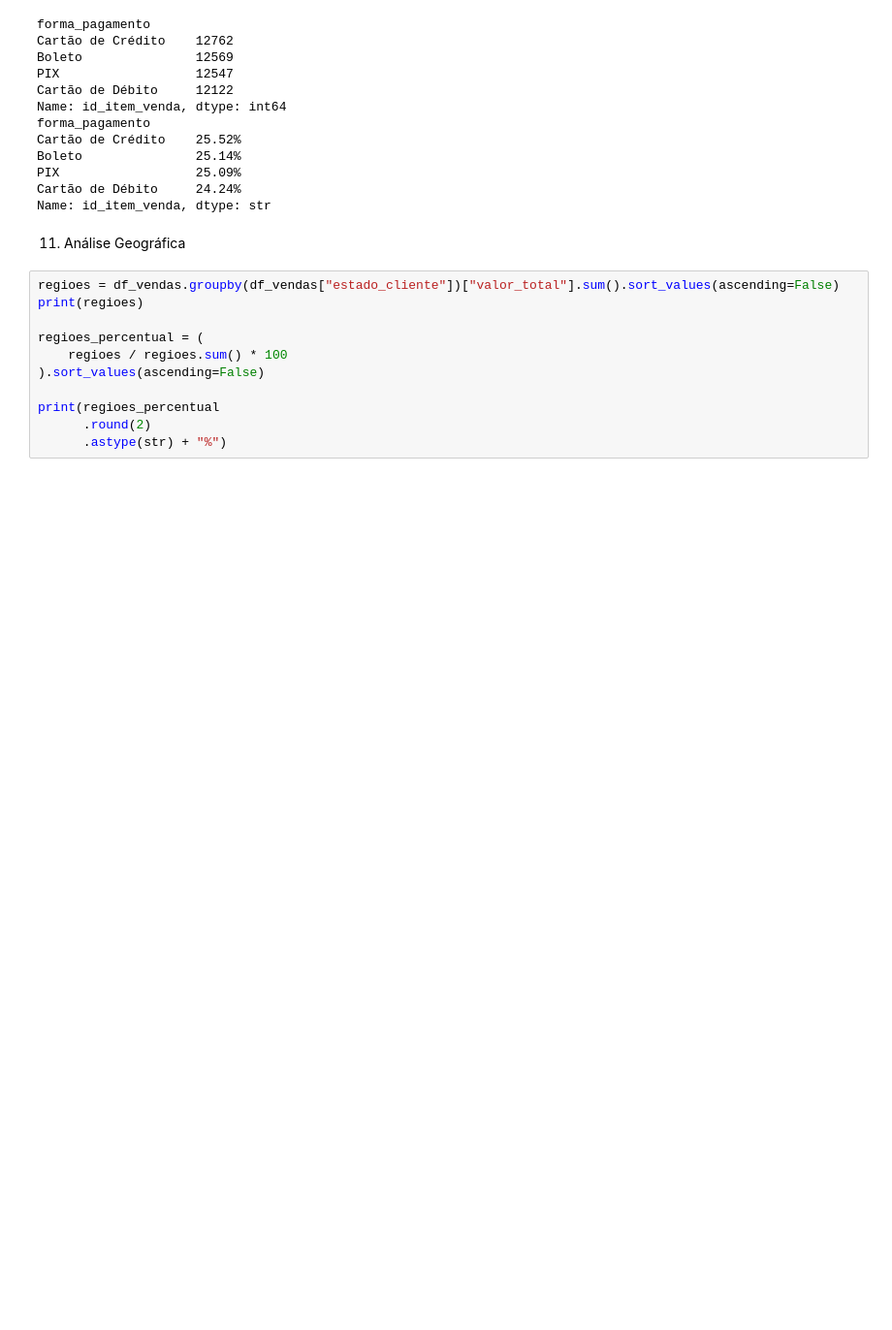
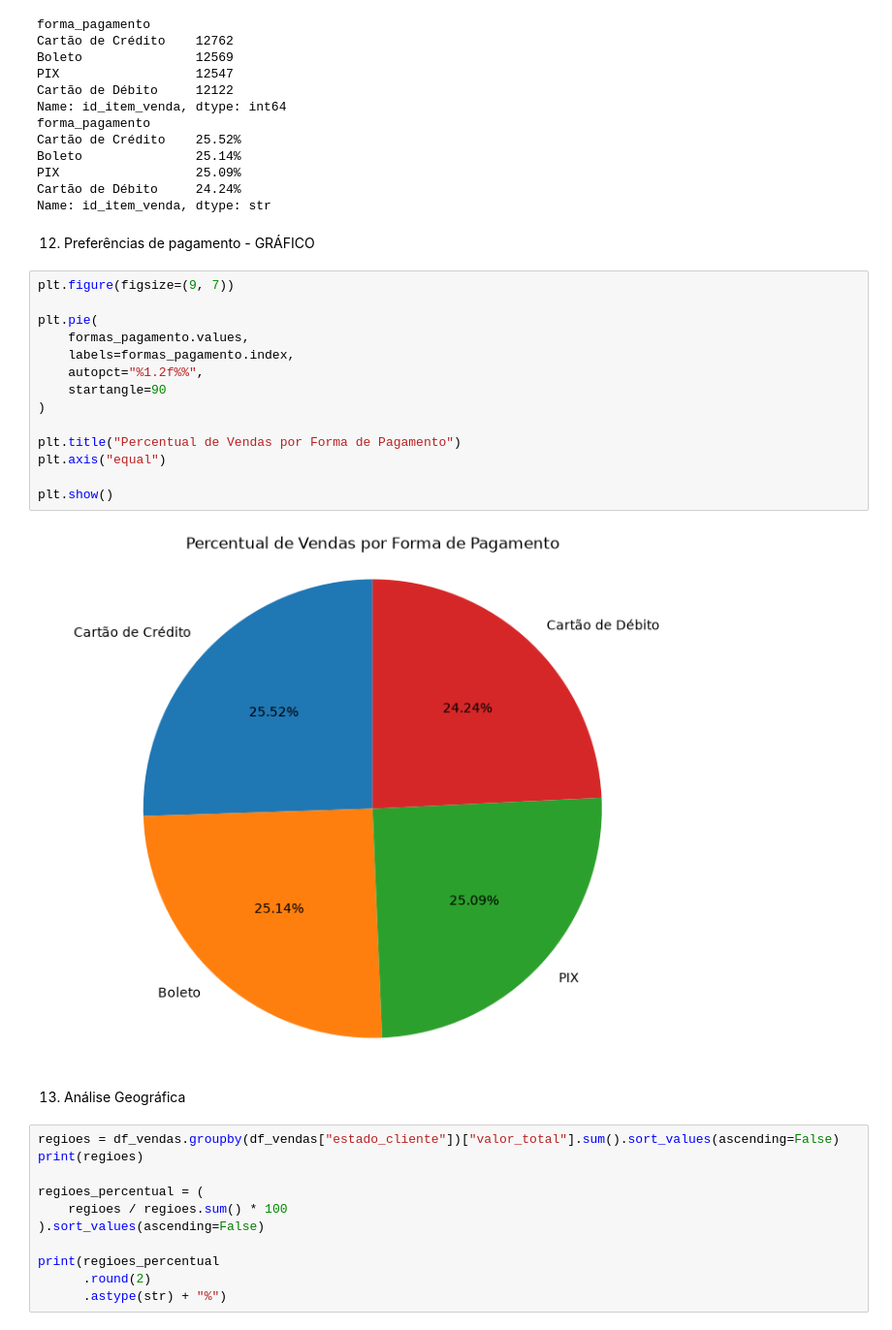
Before and after one commit to brunokisesenai/projeto_com_jupyter, a Jupyter notebook: projeto_final/Projeto_Final.ipynb, the cells around one changed output. Shown at 97% size. Cells and saved outputs as stored; diff of their text form; blank space fills up the shorter version.

```diff
--- a/projeto_final/Projeto_Final.ipynb
+++ b/projeto_final/Projeto_Final.ipynb
@@ -368,8 +384,26 @@ Boleto               25.14%
 PIX                  25.09%
 Cartão de Débito     24.24%
 Name: id_item_venda, dtype: str
+# %% [markdown]
+12. Preferências de pagamento - GRÁFICO
+# %%
+plt.figure(figsize=(9, 7))
+
+plt.pie(
+    formas_pagamento.values,
+    labels=formas_pagamento.index,
+    autopct="%1.2f%%",
+    startangle=90
+)
+
+plt.title("Percentual de Vendas por Forma de Pagamento")
+plt.axis("equal")
+
+plt.show()
+# %% [output]
+[figure, added]
 # %% [markdown]
-11. Análise Geográfica
+13. Análise Geográfica
 # %%
 regioes = df_vendas.groupby(df_vendas["estado_cliente"])["valor_total"].sum().sort_values(ascending=False)
 print(regioes)
```
Also changed, not shown: parts of 5 cells of this notebook.
